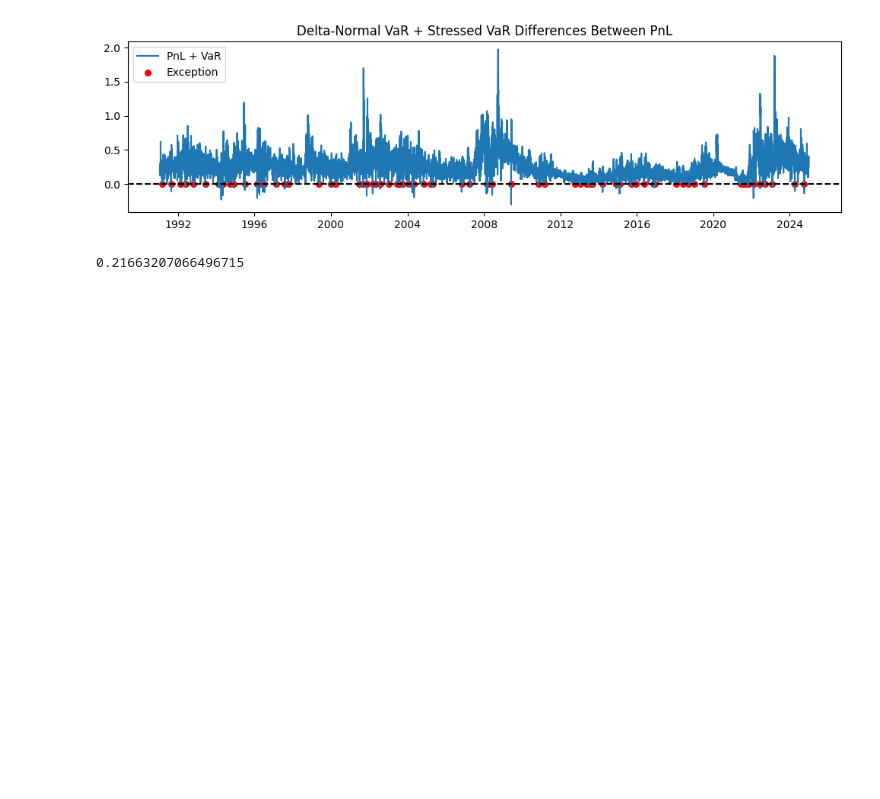
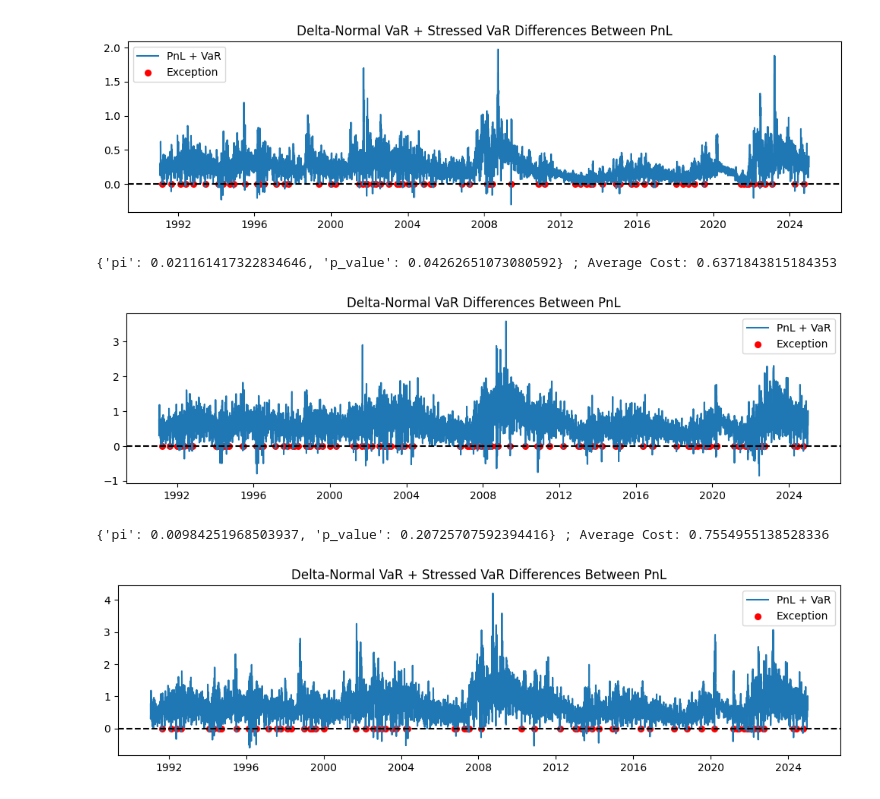
Before and after one commit to boquant/Treasury-Notes-VaR, a Jupyter notebook: Bond.ipynb, the cells around one changed output. Saved outputs shown, nothing was run; the diff lists cells and outputs as text; code cells hidden in the pictures; blank space fills up the shorter version.

```diff
--- a/Bond.ipynb
+++ b/Bond.ipynb
@@ -369,7 +369,13 @@ VaR, cVaR, pcas, explained_ratios, SVaRs = VaR_backtest(dgs.loc[start: end], win
 [figure]
 {'pi': 0.010211614173228346, 'p_value': 0.2810668103935574} ; Average Cost: 0.27900371158179194
 [figure]
-# %%
-0.27900371158179194/0.2293246399704872 - 1
-# %% [output]
-0.21663207066496715
+# %%
+maturity = 5
+freq = 2
+coupon_rate = 0.05
+VaR, cVaR, pcas, explained_ratios, SVaRs = VaR_backtest(dgs.loc[start: end], window, maturity, freq, coupon_rate, par_tenors, notional = 100, shock = 0.0001, alpha = 0.99)
+# %% [output]
+{'pi': 0.021161417322834646, 'p_value': 0.04262651073080592} ; Average Cost: 0.6371843815184353
+[figure, added]
+{'pi': 0.00984251968503937, 'p_value': 0.20725707592394416} ; Average Cost: 0.7554955138528336
+[figure, added]
```
Also changed, not shown: parts of 1 cell of this notebook.
